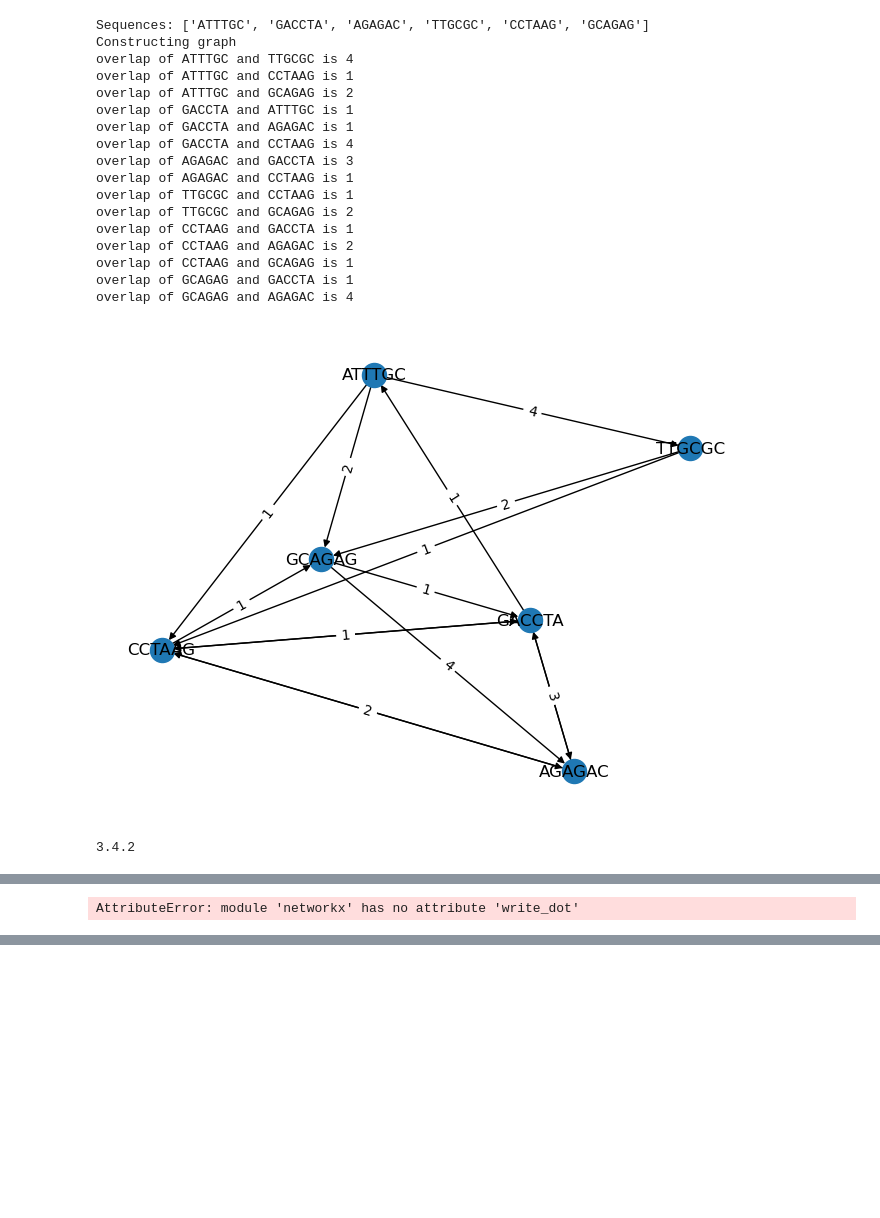
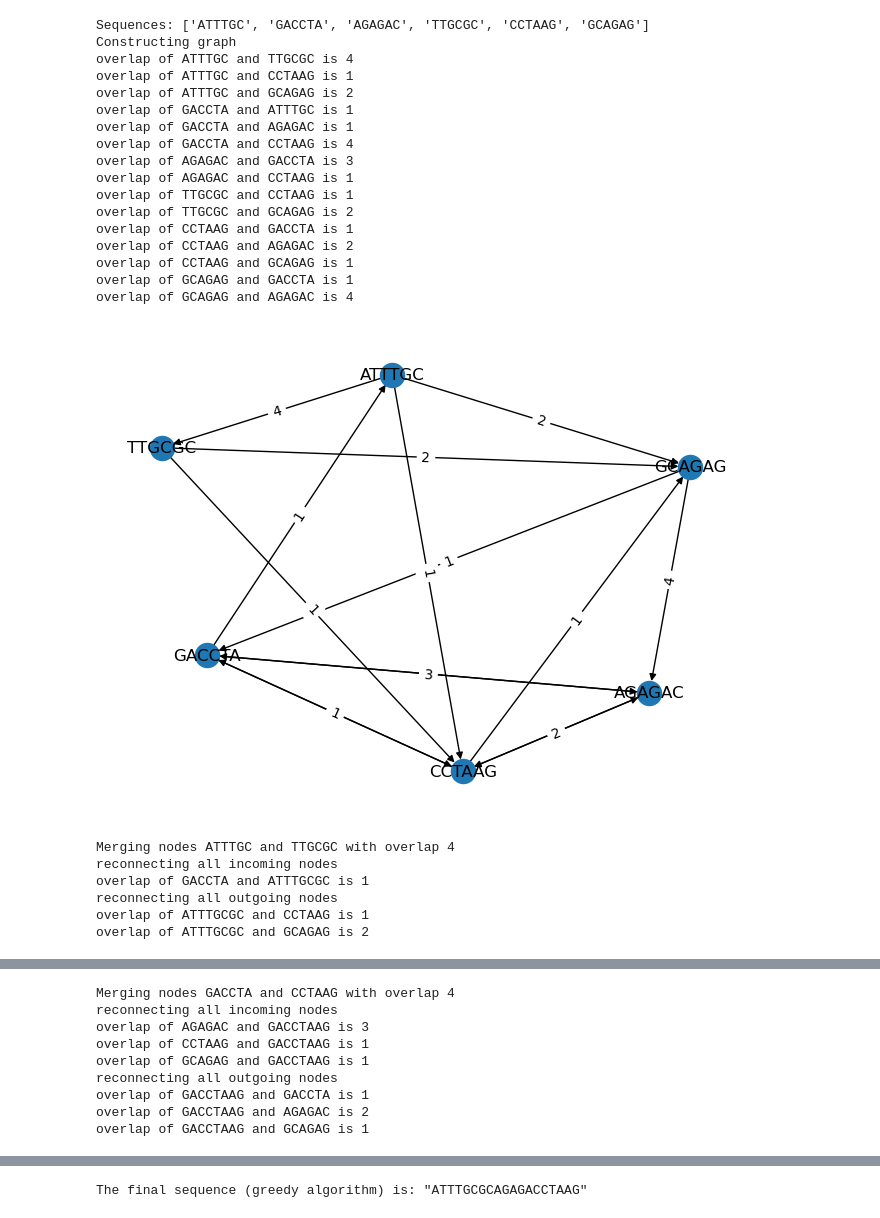
Before and after one commit to leonhma/study-1-binfo-homework-250111, a Jupyter notebook: greedy.ipynb, the cells around one changed output, grey strips where cells are left out. Drawn from its saved outputs; the diff is of its cells as text; code cells hidden in the pictures; blank space fills up the shorter version.

```diff
--- a/greedy.ipynb
+++ b/greedy.ipynb
@@ -17,8 +15,6 @@ def main():
             if (o := compute_overlap(a, b)) > 0:
                 G.add_edge(a, b, weight=o)
     show_graph(G)
-    print(nx.__version__)
-    nx.write_graphml('initial.gv')
     while G.number_of_nodes() > 1:
         a, b, d = find_max_edge(G)
         o = d['weight']
@@ -55,32 +51,37 @@ def show_graph(G: nx.Graph):
 
 def compute_overlap(a: str, b: str) -> int:
     max_overlap = min(len(a), len(b))
     for o in range(max_overlap, 0, -1):
         if a[-o:] == b[:o]:
             print(f'overlap of {a} and {b} is {o}')
             return o
     return 0
 
 
 if __name__ == "__main__":
     main()
 # %% [output]
 Sequences: ['ATTTGC', 'GACCTA', 'AGAGAC', 'TTGCGC', 'CCTAAG', 'GCAGAG']
 Constructing graph
 overlap of ATTTGC and TTGCGC is 4
 overlap of ATTTGC and CCTAAG is 1
 overlap of ATTTGC and GCAGAG is 2
 overlap of GACCTA and ATTTGC is 1
 overlap of GACCTA and AGAGAC is 1
 overlap of GACCTA and CCTAAG is 4
 overlap of AGAGAC and GACCTA is 3
 overlap of AGAGAC and CCTAAG is 1
 overlap of TTGCGC and CCTAAG is 1
 overlap of TTGCGC and GCAGAG is 2
 overlap of CCTAAG and GACCTA is 1
 overlap of CCTAAG and AGAGAC is 2
 overlap of CCTAAG and GCAGAG is 1
 overlap of GCAGAG and GACCTA is 1
 overlap of GCAGAG and AGAGAC is 4
-[figure, old version]
+[figure, new version]
-3.4.2
+Merging nodes ATTTGC and TTGCGC with overlap 4
+reconnecting all incoming nodes
+overlap of GACCTA and ATTTGCGC is 1
+reconnecting all outgoing nodes
+overlap of ATTTGCGC and CCTAAG is 1
+overlap of ATTTGCGC and GCAGAG is 2
@@ -87 +89,9 @@ overlap of GCAGAG and AGAGAC is 4
-AttributeError: module 'networkx' has no attribute 'write_dot'
+Merging nodes GACCTA and CCTAAG with overlap 4
+reconnecting all incoming nodes
+overlap of AGAGAC and GACCTAAG is 3
+overlap of CCTAAG and GACCTAAG is 1
+overlap of GCAGAG and GACCTAAG is 1
+reconnecting all outgoing nodes
+overlap of GACCTAAG and GACCTA is 1
+overlap of GACCTAAG and AGAGAC is 2
+overlap of GACCTAAG and GCAGAG is 1
@@ -87,0 +117 @@ AttributeError: module 'networkx' has no attribute 'write_dot'
+The final sequence (greedy algorithm) is: "ATTTGCGCAGAGACCTAAG"
```
Also changed, not shown: parts of 2 cells of this notebook.
